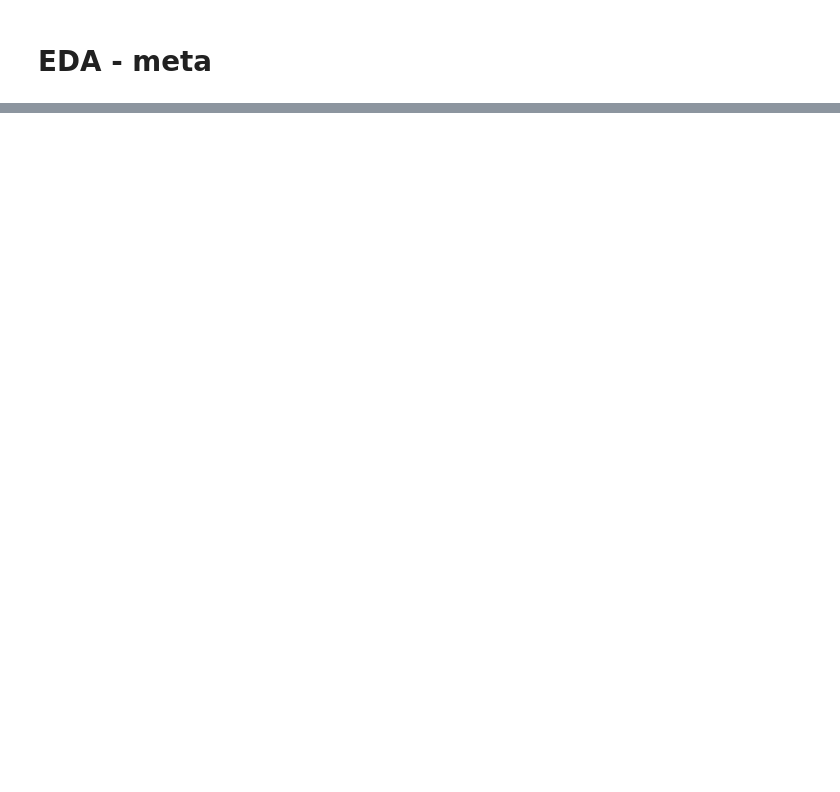
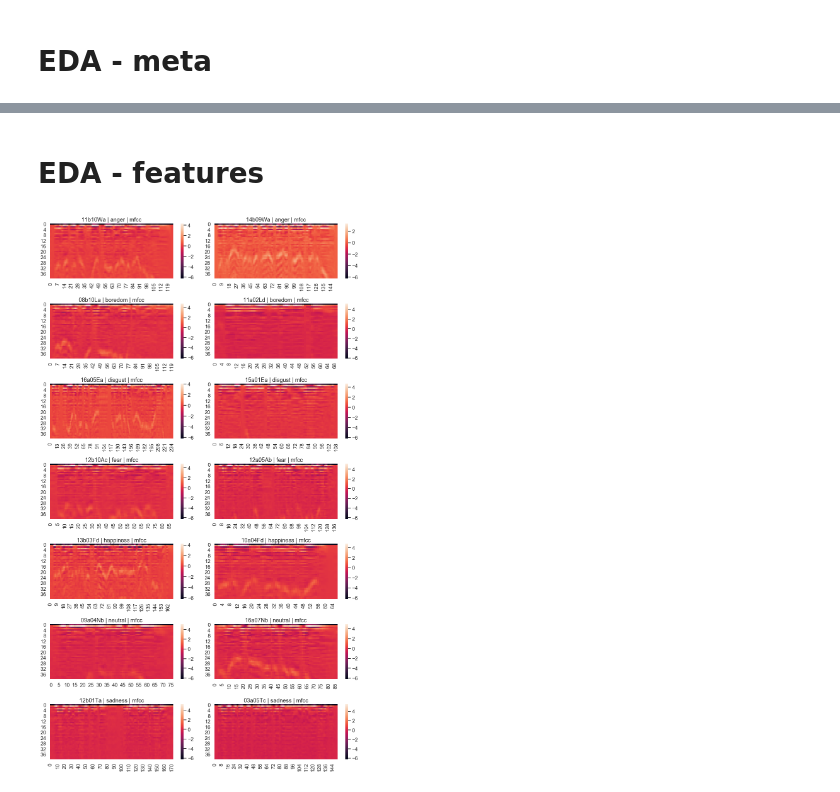
Before and after one commit to flembr/affect_recognition_hci, a Jupyter notebook: 00_EDA.ipynb, the cells around one changed output, grey strips where cells are left out. Drawn from its saved outputs; the diff is of its cells as text; code cells hidden in the pictures; blank space fills up the shorter version.

```diff
--- a/00_EDA.ipynb
+++ b/00_EDA.ipynb
@@ -80,0 +68,16 @@ plt.tight_layout()
+# %% [markdown]
+# EDA - features
+# %%
+fig,ax = plt.subplots(ncols=2,nrows=7,figsize=(15,25))
+df_wav = df[df.wav_available]
+for i,emo in enumerate(np.unique(df.emotion.values)):
+    df_emo = df_wav[df.emotion == emo].sample(2)
+    for index,row in df_emo.iterrows():
+        signal,fs = librosa.load('./EmoDB/wav/%s.wav' %index)
+        mfcc = librosa.feature.mfcc(y=signal,sr=fs,n_mfcc=40)
+        mfcc = (mfcc-np.mean(mfcc,axis=0)) / np.std(mfcc,axis=0)
+        sns.heatmap(mfcc,ax=ax[i][df_emo.index.get_loc(index)])
+        ax[i][df_emo.index.get_loc(index)].set_title('%s | %s | %s'%(index,emo,'mfcc'))
+plt.tight_layout()
+# %% [output]
+[figure, added]
```
Also changed, not shown: parts of 13 cells of this notebook, 5 other files.
